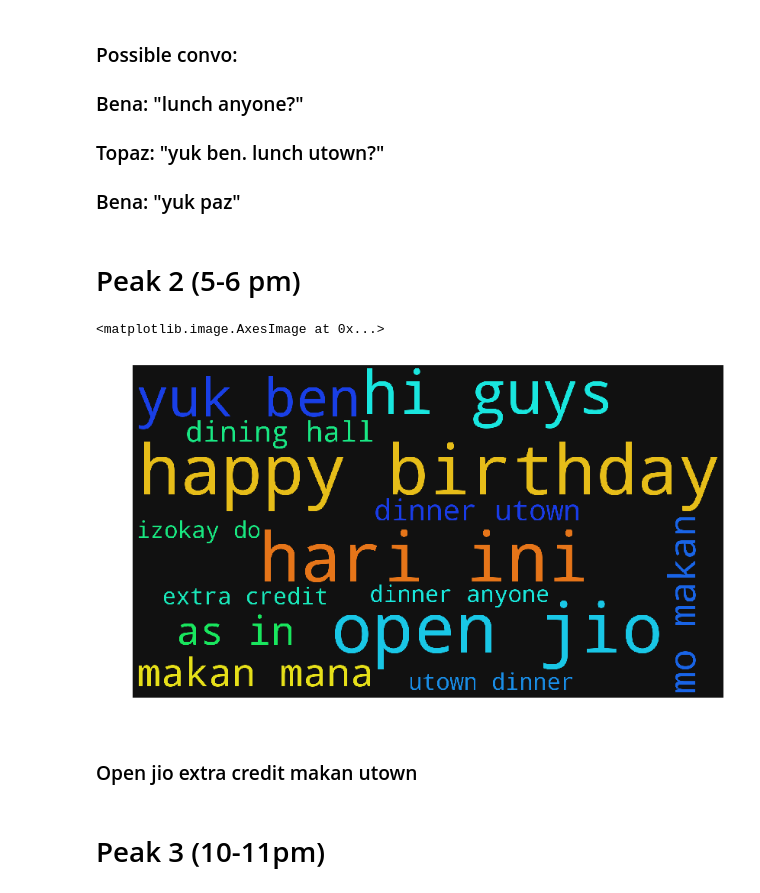
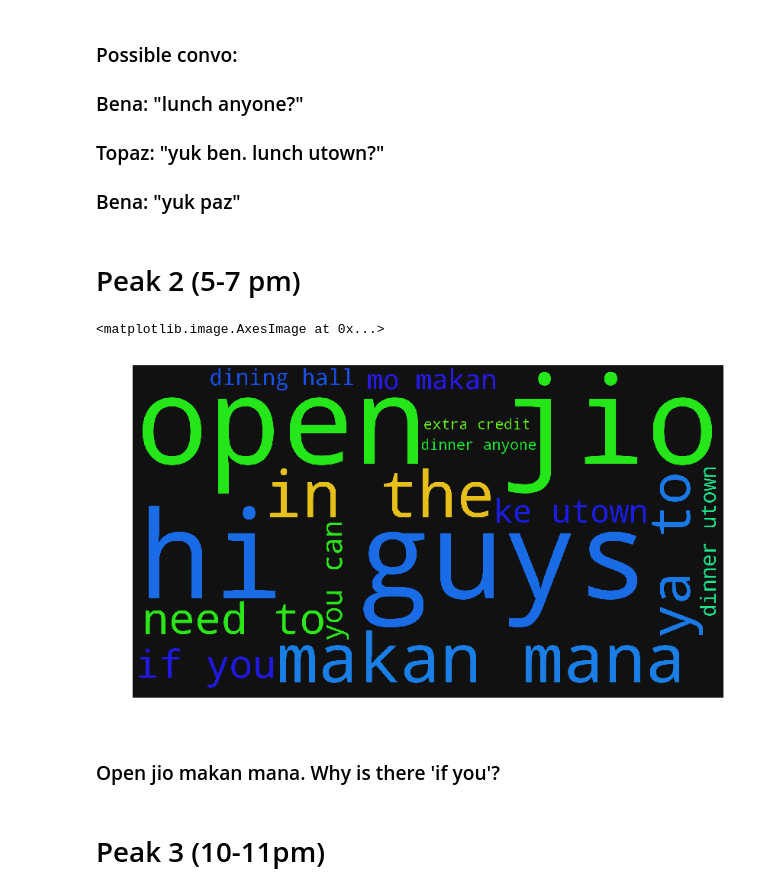
Before and after one commit to MaxKusnadi/whatsapp-analyzer, a Jupyter notebook: script/NERDS-part-2.ipynb, the cells around one changed output. Saved outputs shown, nothing was run; the diff lists cells and outputs as text; code cells hidden in the pictures.

```diff
--- a/script/NERDS-part-2.ipynb
+++ b/script/NERDS-part-2.ipynb
@@ -402,31 +402,31 @@ sns.plt.imshow(wc)
 
 ### Bena: "yuk paz"
 # %% [markdown]
-# Peak 2 (5-6 pm)
+# Peak 2 (5-7 pm)
 # %%
-vect = CountVectorizer(min_df=8, max_df=0.8, stop_words=["jam", "jm","di", "lu", "ga", "gua", "gw", "lol", "ada", "ad", "yang", "yg", "mau", "mw", "mw"],
+vect = CountVectorizer(min_df=10, max_df=0.8, stop_words=["jam", "jm","di", "lu", "ga", "gua", "gw", "lol", "ada", "ad", "yang", "yg", "mau", "mw", "mw"],
                        ngram_range=(2,3))
 
-vect.fit(data_words['Text'][(data_words['Hour'] == "17") | (data_words['Hour'] == "18")])
+vect.fit(data_words['Text'][(data_words['Hour'] == "17") | (data_words['Hour'] == "18") | (data_words['Hour'] == "19")])
 
 text_dtm = vect.transform(data_words['Text'])
 text_dtm
 
 word_freq_df = pd.DataFrame({'term': vect.get_feature_names(), 'occurrences':np.asarray(text_dtm.sum(axis=0)).ravel().tolist()})
 
 wc = WordCloud(width=1920, height=1080, scale=1,
                min_font_size=18, margin=20,
                random_state=27,
                background_color='#111')
 wc.generate_from_frequencies(zip(word_freq_df['term'], word_freq_df['occurrences']))
 sns.plt.figure( figsize=(16,8) )
 sns.plt.axis("off")
 sns.plt.imshow(wc)
 # %% [output]
 <matplotlib.image.AxesImage at 0x...>
-[figure, old version]
+[figure, new version]
 # %% [markdown]
-### Open jio extra credit makan utown
+### Open jio makan mana. Why is there 'if you'?
 # %% [markdown]
 # Peak 3 (10-11pm)
 # %%
```
Also changed, not shown: parts of 1 cell of this notebook.
